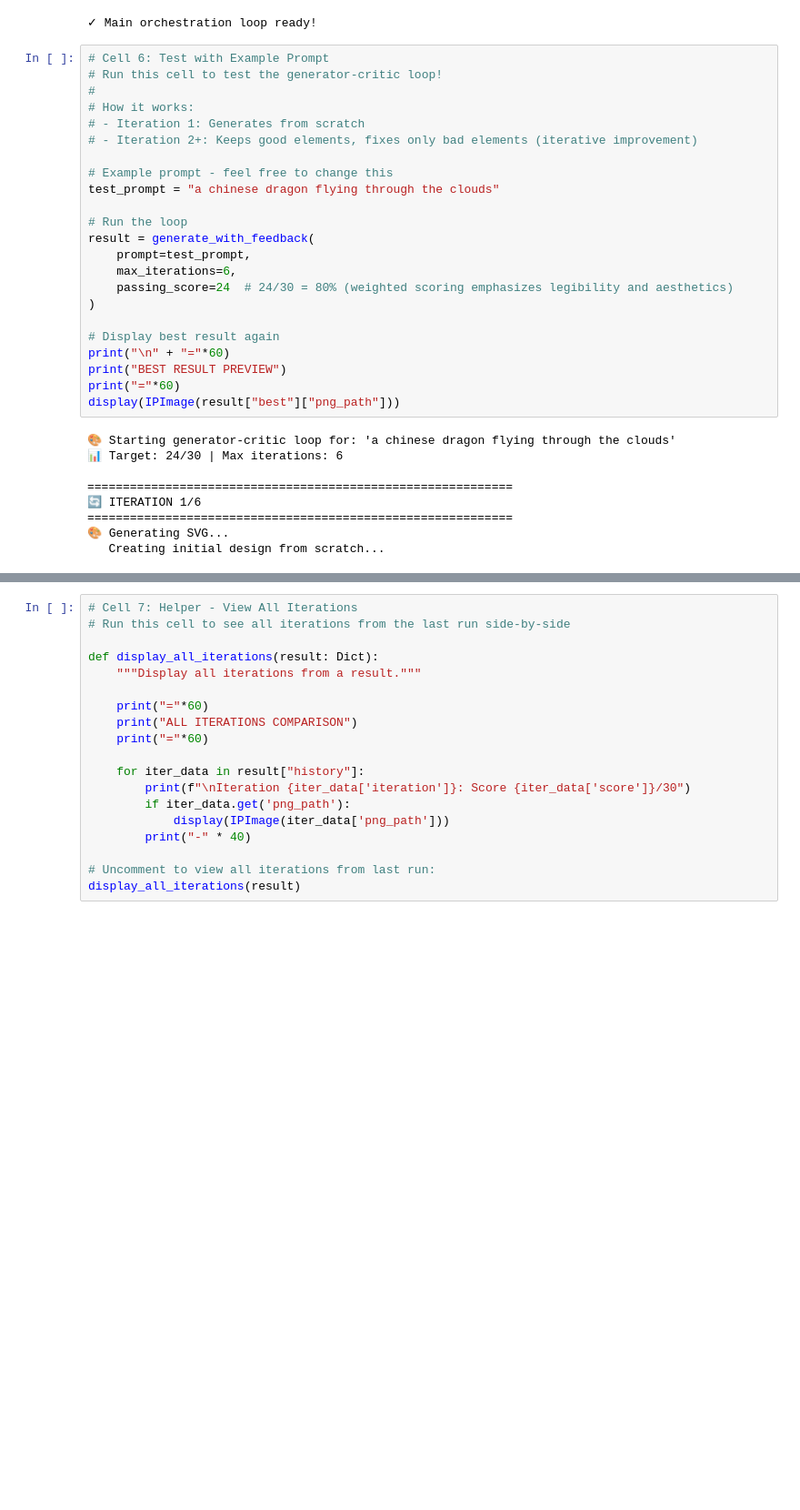
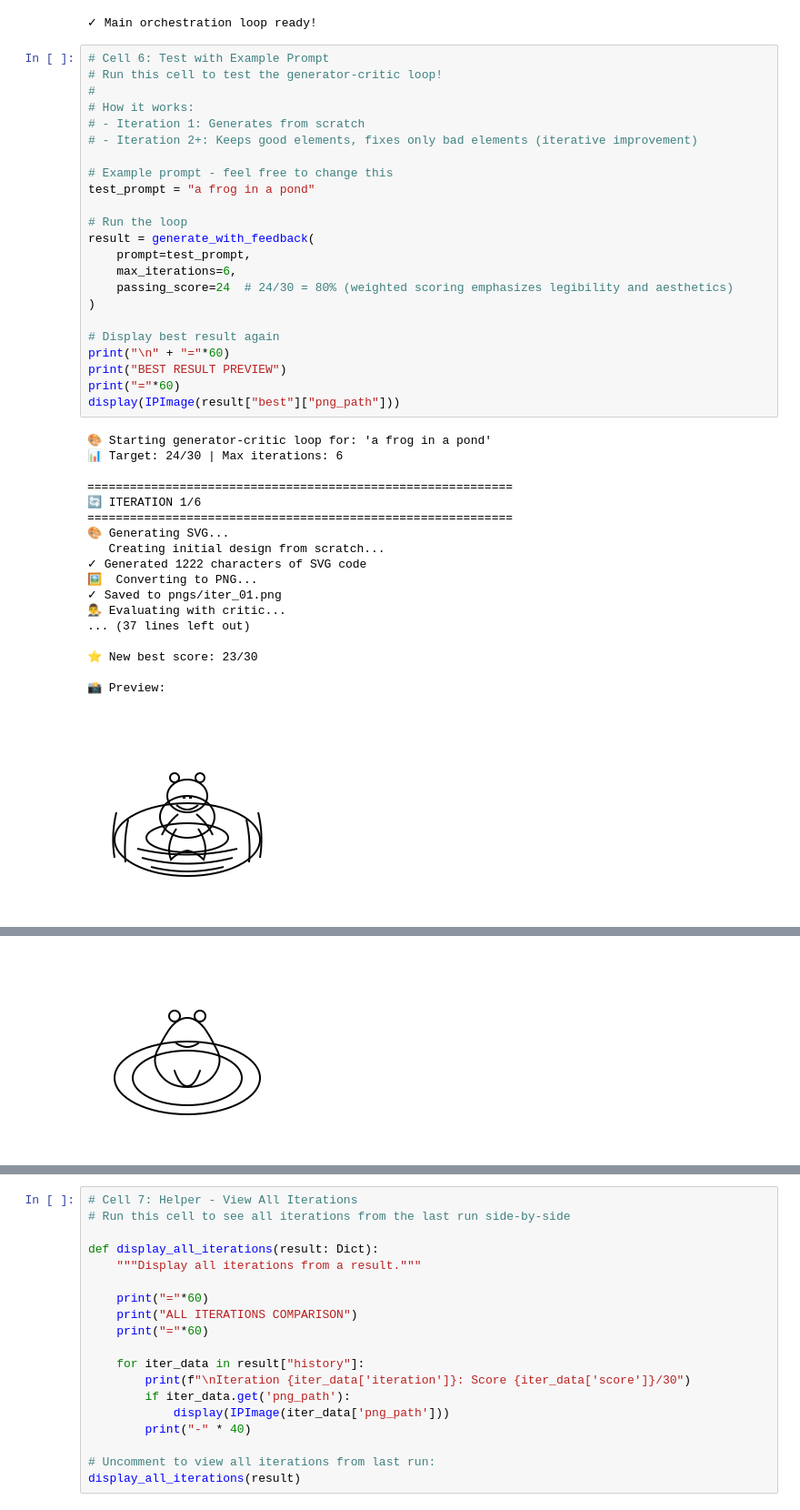
Before and after one commit to mmattyV/sriracha-drawing-machine, a Jupyter notebook: experiments/image_generator.ipynb, the cells around one changed output, grey strips where cells are left out. Shown: that part at 91% size. Saved outputs shown, nothing was run; the diff lists cells and outputs as text; blank space fills up the shorter version.

Commit message:
feat: first iter; untested on machine

```diff
--- a/experiments/image_generator.ipynb
+++ b/experiments/image_generator.ipynb
@@ -445,32 +445,42 @@ print("✓ Main orchestration loop ready!")
 # %%
 # Cell 6: Test with Example Prompt
 # Run this cell to test the generator-critic loop!
 #
 # How it works:
 # - Iteration 1: Generates from scratch
 # - Iteration 2+: Keeps good elements, fixes only bad elements (iterative improvement)
 
 # Example prompt - feel free to change this
-test_prompt = "a chinese dragon flying through the clouds"
+test_prompt = "a frog in a pond"
 
 # Run the loop
 result = generate_with_feedback(
     prompt=test_prompt,
     max_iterations=6,
     passing_score=24  # 24/30 = 80% (weighted scoring emphasizes legibility and aesthetics)
 )
 
 # Display best result again
 print("\n" + "="*60)
 print("BEST RESULT PREVIEW")
 print("="*60)
 display(IPImage(result["best"]["png_path"]))
 # %% [output]
-🎨 Starting generator-critic loop for: 'a chinese dragon flying through the clouds'
+🎨 Starting generator-critic loop for: 'a frog in a pond'
 📊 Target: 24/30 | Max iterations: 6
 
 ============================================================
 🔄 ITERATION 1/6
 ============================================================
 🎨 Generating SVG...
    Creating initial design from scratch...
+✓ Generated 1222 characters of SVG code
+🖼️  Converting to PNG...
+✓ Saved to pngs/iter_01.png
+👨‍⚖️ Evaluating with critic...
+... (37 lines left out)
+
+⭐ New best score: 23/30
+
+📸 Preview:
+[figure, added]
@@ -476,0 +504 @@ display(IPImage(result["best"]["png_path"]))
+[figure, added]
```
Also changed, not shown: parts of 1 cell of this notebook, 35 other files.
